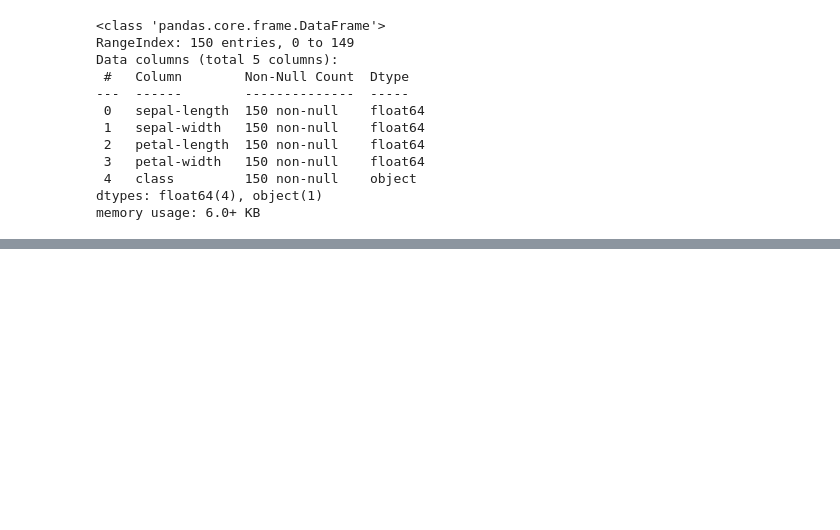
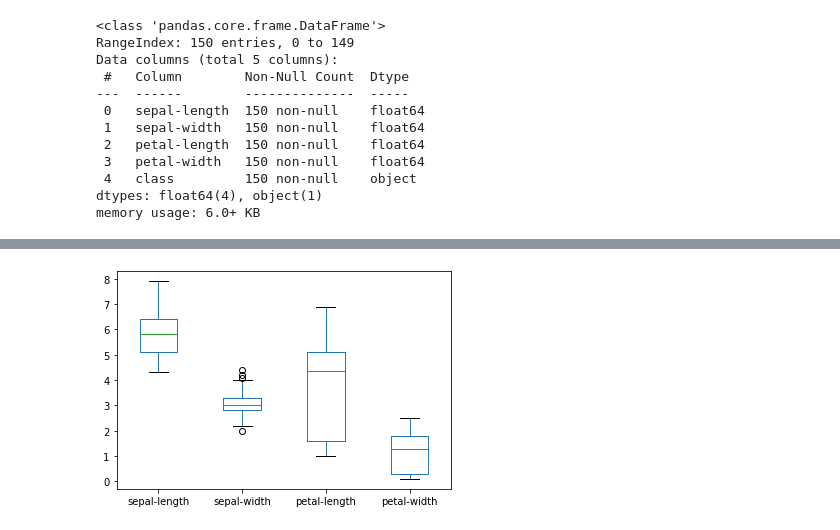
Before and after one commit to web1mhz/machine_learing_reference, a Jupyter notebook: Your First Machine Learning Project in Python Step-By-Step.ipynb, the cells around one changed output, grey strips where cells are left out. Cells and saved outputs as stored; diff of their text form; code cells hidden in the pictures; blank space fills up the shorter version.

```diff
--- a/Your First Machine Learning Project in Python Step-By-Step.ipynb
+++ b/Your First Machine Learning Project in Python Step-By-Step.ipynb
@@ -179,0 +221,5 @@ dataset.describe()
+# %%
+dataset.plot(kind='box')
+plt.show()
+# %% [output]
+[figure, added]
```
Also changed, not shown: parts of 31 cells of this notebook, 13 other files.
